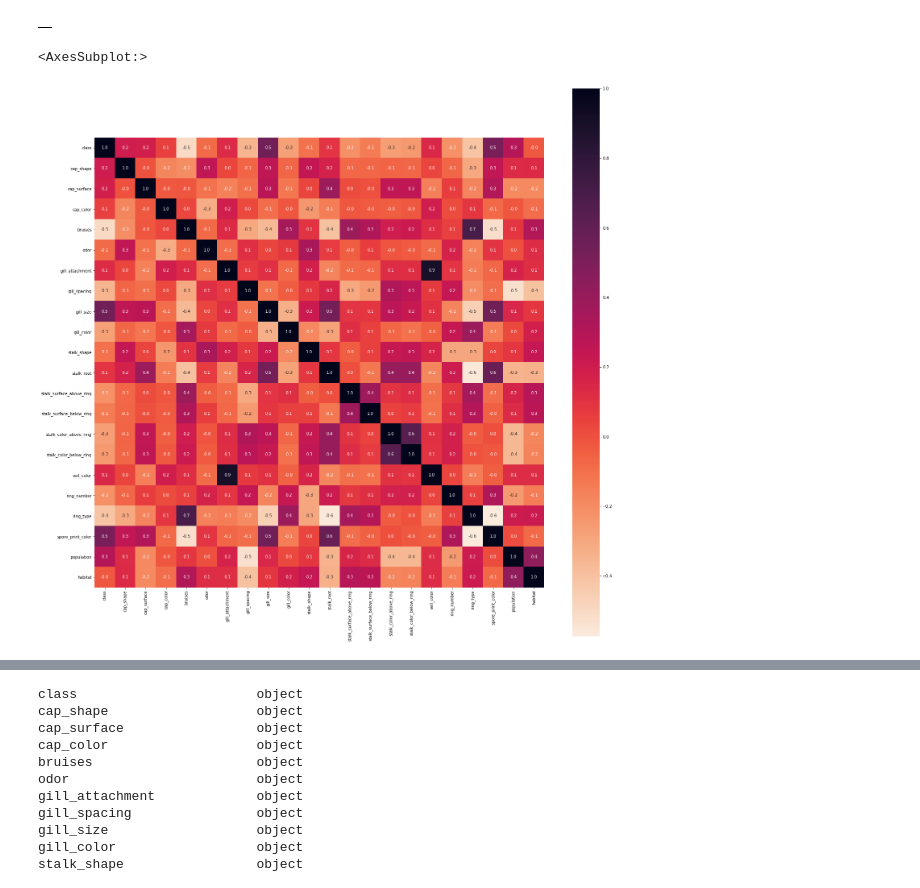
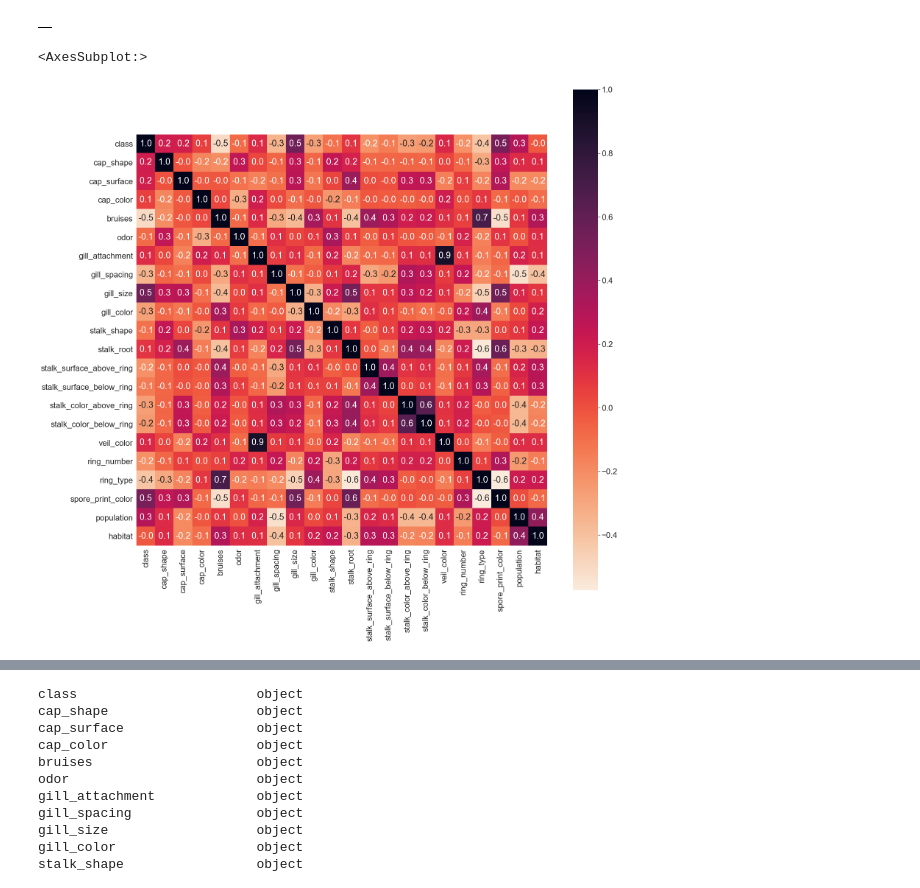
Before and after one commit to Vaishali715/Final_Project, a Jupyter notebook: Data_Visualization.ipynb, the cells around one changed output, grey strips where cells are left out. Saved outputs shown, nothing was run; the diff lists cells and outputs as text; code cells hidden in the pictures.

```diff
--- a/Data_Visualization.ipynb
+++ b/Data_Visualization.ipynb
@@ -100,12 +102,14 @@ clean_mushroom_numeric.head()
 clean_mushroom.corr()
 # %% [output]
 |  |
+# %%
+sns.set_style('dark')
 # %%
 plt.figure(figsize=(25,25))
-
+sns.set(font_scale = 2)
 sns.heatmap((clean_mushroom_numeric).corr(), vmax=1, annot=True, fmt='.1f',cmap="rocket_r", square=True)
 # %% [output]
 <AxesSubplot:>
-[figure, old version]
+[figure, new version]
 # %% [markdown]
 #### Let's look for potential patterns in the data
```
Also changed, not shown: parts of 42 cells of this notebook, 12 other files.
